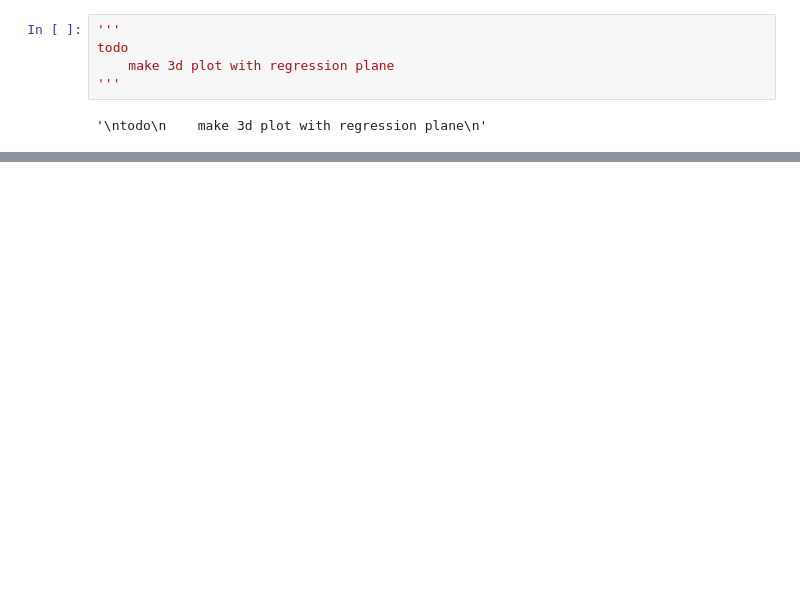
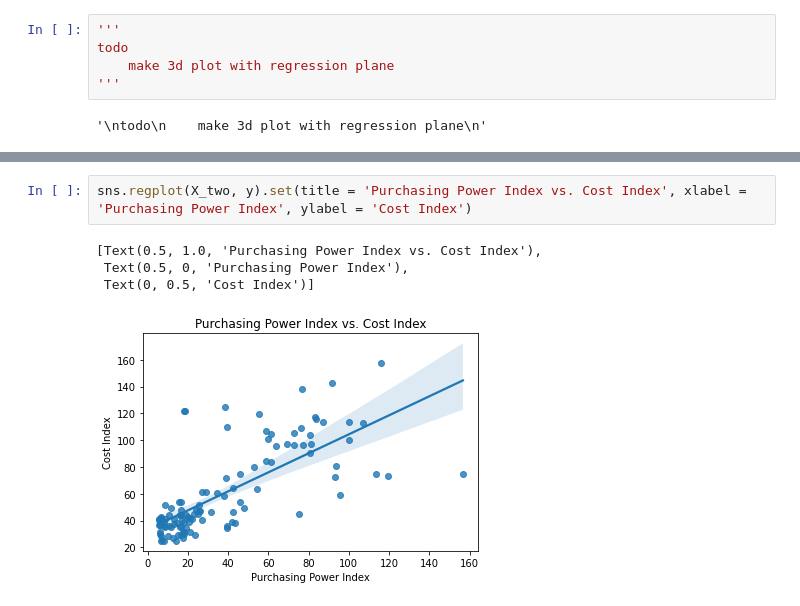
Before and after one commit to calvinhathcock/simple-regression, a Jupyter notebook: regression analysis.ipynb, the cells around one changed output, grey strips where cells are left out. Drawn from its saved outputs; the diff is of its cells as text; blank space fills up the shorter version.

```diff
--- a/regression analysis.ipynb
+++ b/regression analysis.ipynb
@@ -181,0 +270,7 @@ todo
+# %%
+sns.regplot(X_two, y).set(title = 'Purchasing Power Index vs. Cost Index', xlabel = 'Purchasing Power Index', ylabel = 'Cost Index')
+# %% [output]
+[Text(0.5, 1.0, 'Purchasing Power Index vs. Cost Index'),
+ Text(0.5, 0, 'Purchasing Power Index'),
+ Text(0, 0.5, 'Cost Index')]
+[figure, added]
```
Also changed, not shown: parts of 15 cells of this notebook.
